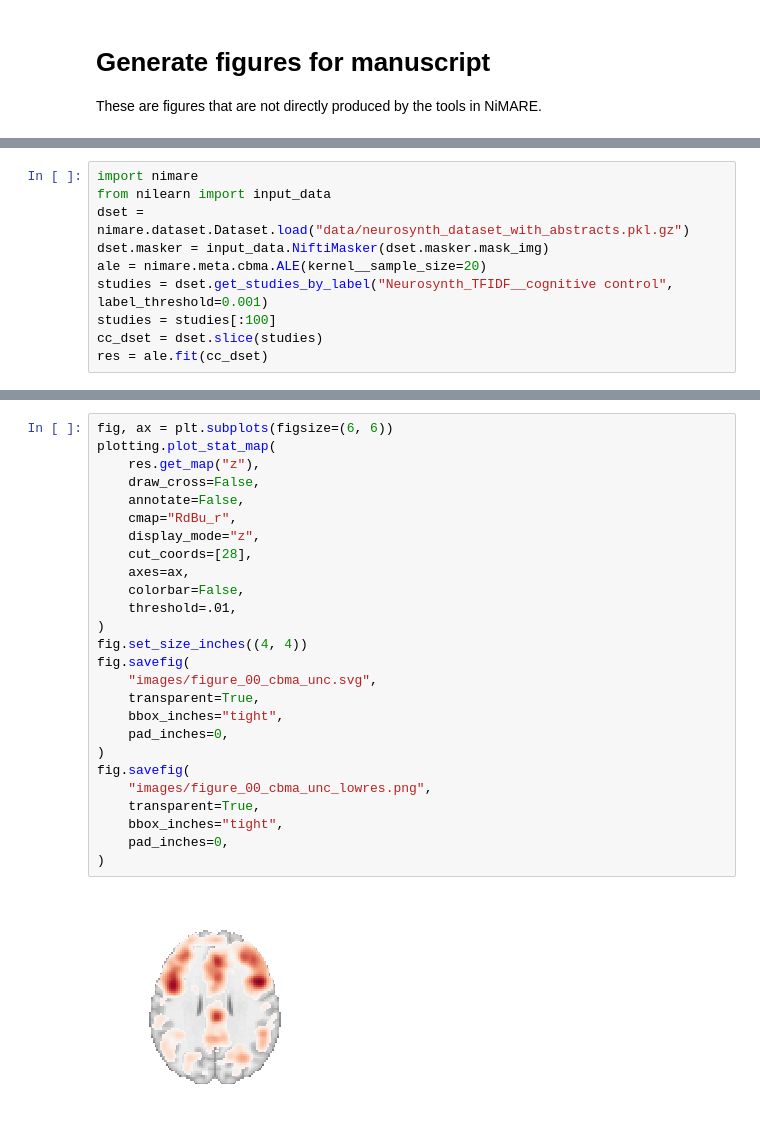
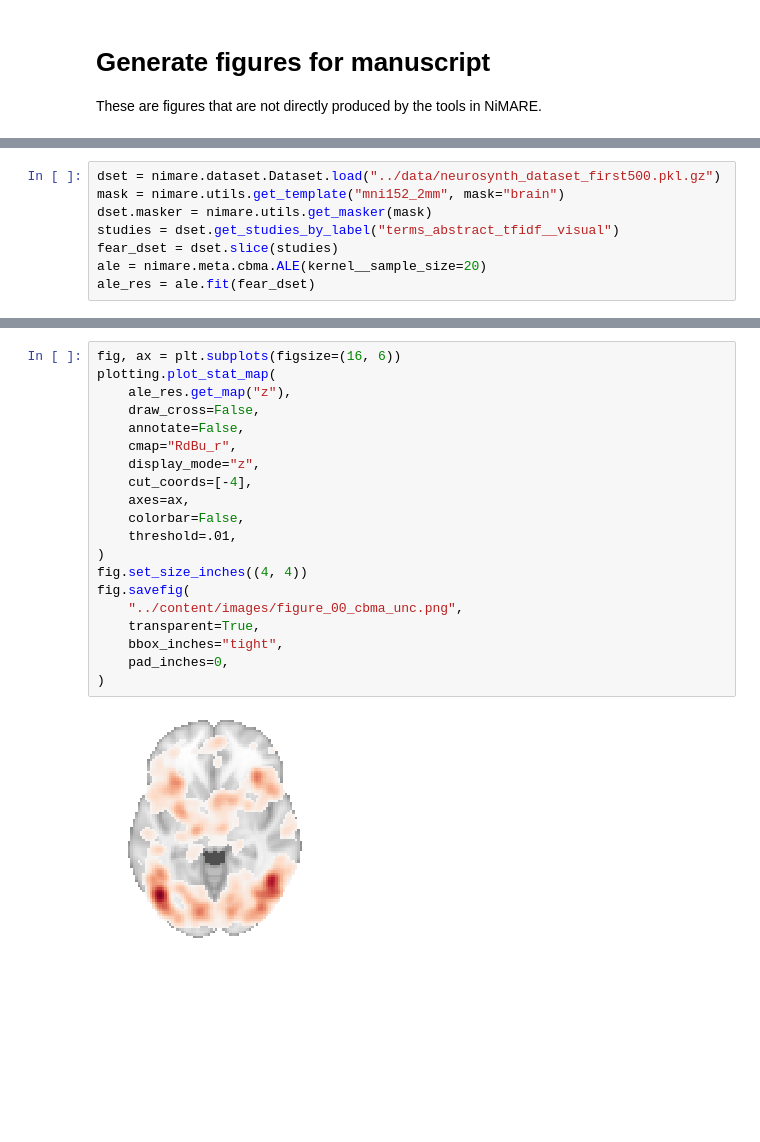
Before and after one commit to NBCLab/nimare-paper, a Jupyter notebook: misc-notebooks/generate_figures_toplevel.ipynb, the cells around one changed output, grey strips where cells are left out. Cells and saved outputs as stored; diff of their text form; blank space fills up the shorter version.

Commit message:
Make those images!

```diff
--- a/misc-notebooks/generate_figures_toplevel.ipynb
+++ b/misc-notebooks/generate_figures_toplevel.ipynb
@@ -63,10 +54,0 @@ fig.savefig(
-# %%
-import nimare
-from nilearn import input_data
-dset = nimare.dataset.Dataset.load("data/neurosynth_dataset_with_abstracts.pkl.gz")
-dset.masker = input_data.NiftiMasker(dset.masker.mask_img)
-ale = nimare.meta.cbma.ALE(kernel__sample_size=20)
-studies = dset.get_studies_by_label("Neurosynth_TFIDF__cognitive control", label_threshold=0.001)
-studies = studies[:100]
-cc_dset = dset.slice(studies)
-res = ale.fit(cc_dset)
@@ -74,0 +55,8 @@ WARNING:nimare.utils:Metadata field 'sample_sizes' not found. Set a constant val
+# %%
+dset = nimare.dataset.Dataset.load("../data/neurosynth_dataset_first500.pkl.gz")
+mask = nimare.utils.get_template("mni152_2mm", mask="brain")
+dset.masker = nimare.utils.get_masker(mask)
+studies = dset.get_studies_by_label("terms_abstract_tfidf__visual")
+fear_dset = dset.slice(studies)
+ale = nimare.meta.cbma.ALE(kernel__sample_size=20)
+ale_res = ale.fit(fear_dset)
@@ -75,30 +65,24 @@ WARNING:nimare.utils:Metadata field 'sample_sizes' not found. Set a constant val
 # %%
-fig, ax = plt.subplots(figsize=(6, 6))
+fig, ax = plt.subplots(figsize=(16, 6))
 plotting.plot_stat_map(
-    res.get_map("z"),
+    ale_res.get_map("z"),
     draw_cross=False,
     annotate=False,
     cmap="RdBu_r",
     display_mode="z",
-    cut_coords=[28],
+    cut_coords=[-4],
     axes=ax,
     colorbar=False,
     threshold=.01,
 )
 fig.set_size_inches((4, 4))
 fig.savefig(
-    "images/figure_00_cbma_unc.svg",
+    "../content/images/figure_00_cbma_unc.png",
     transparent=True,
     bbox_inches="tight",
     pad_inches=0,
 )
-fig.savefig(
-    "images/figure_00_cbma_unc_lowres.png",
-    transparent=True,
-    bbox_inches="tight",
-    pad_inches=0,
-)
 # %% [output]
-[figure, old version]
+[figure, new version]
 # %%
 corr = nimare.correct.FWECorrector(method="montecarlo", n_iters=100, n_cores=4)
```
Also changed, not shown: parts of 16 cells of this notebook, 21 other files.
